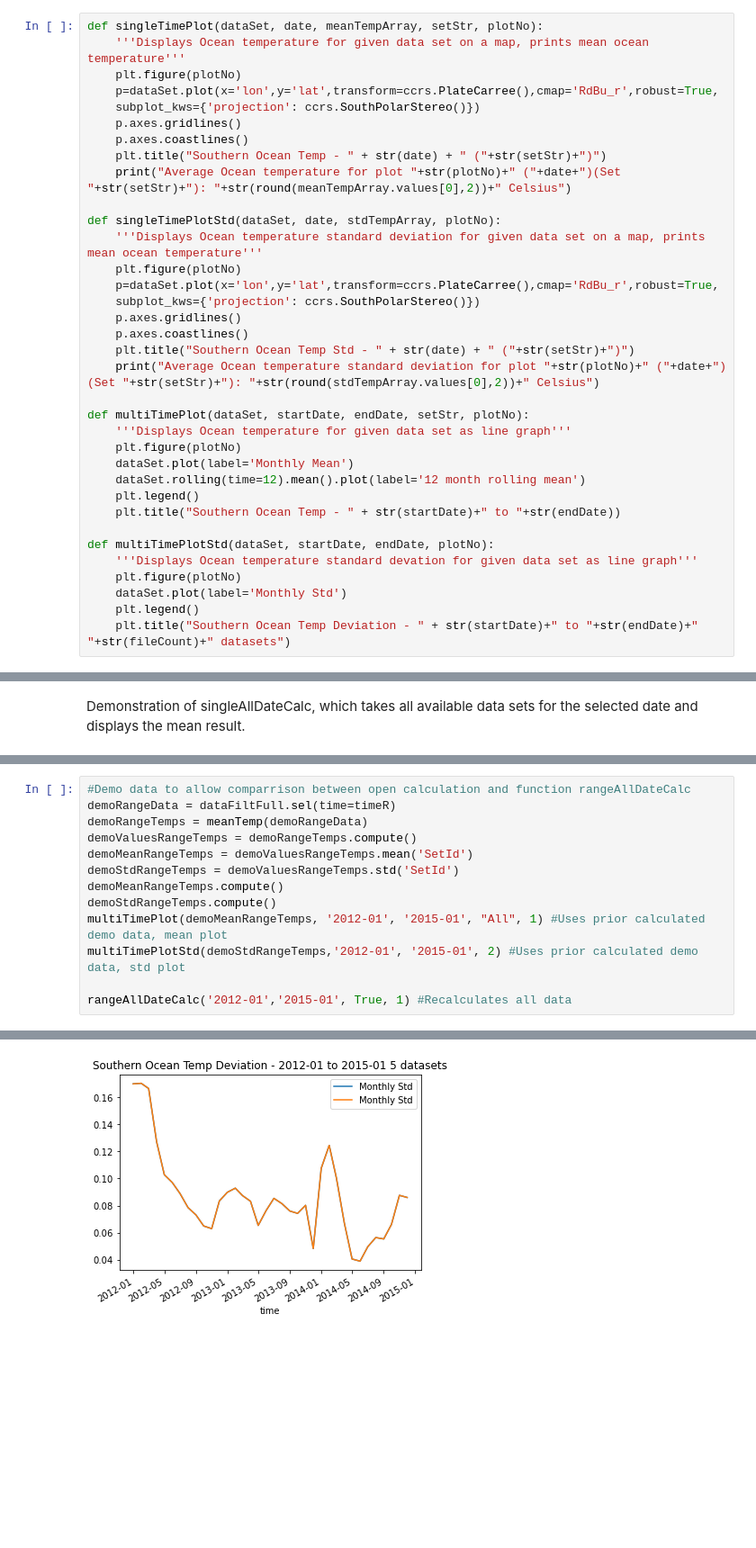
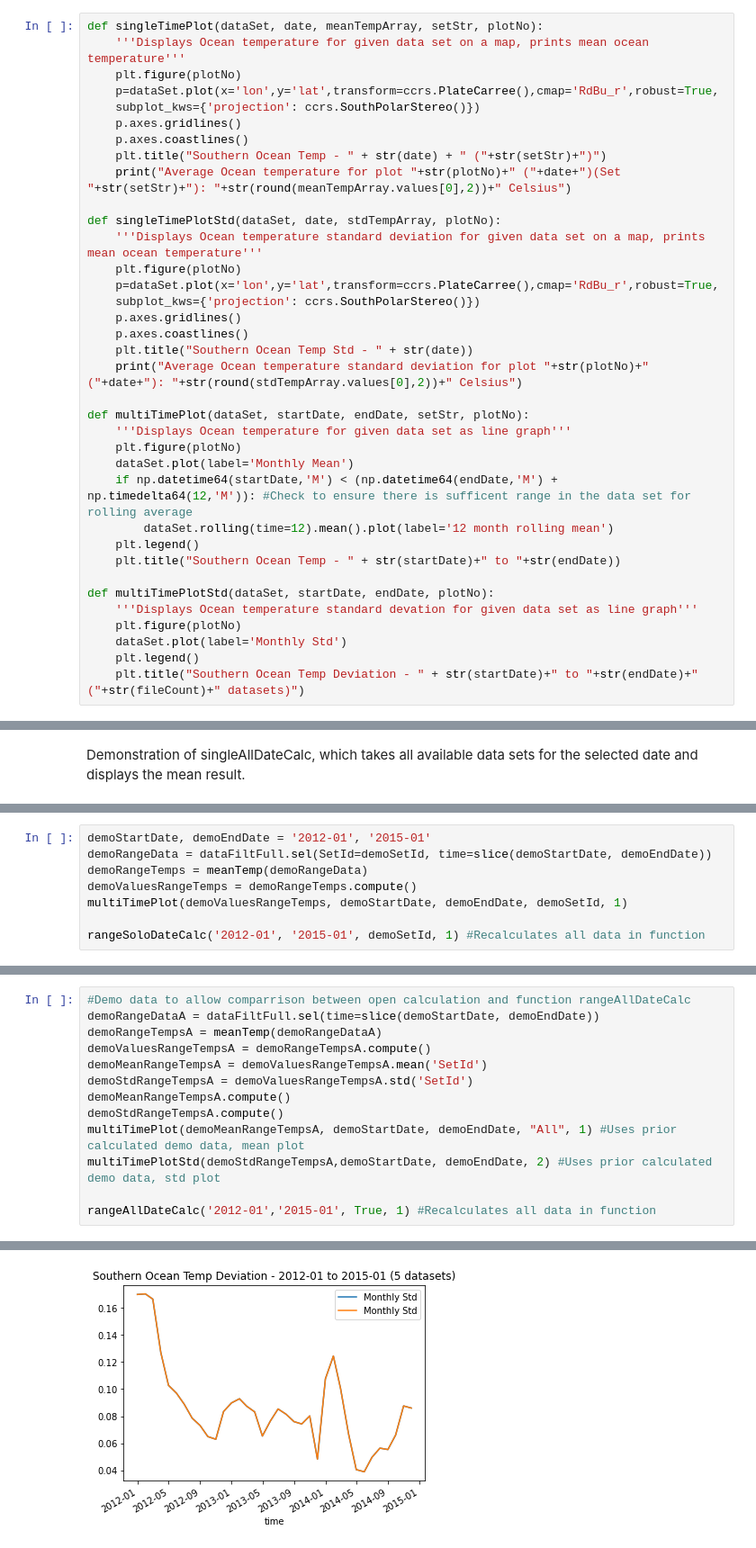
Before and after one commit to el1247/BAS_AI4ER_SAM, a Jupyter notebook: notebooks/exploratory/1.3_el_ESM3Analysis.ipynb, the cells around one changed output, grey strips where cells are left out. Shown at 90% size. Cells and saved outputs as stored; diff of their text form; blank space fills up the shorter version.

Commit message:
Demo Improvements and time validation
Added more demonstrations of the functions to indicate accuracy.
Implemented time checks to ensure out of dataset time slices aren't requested

```diff
--- a/notebooks/exploratory/1.3_el_ESM3Analysis.ipynb
+++ b/notebooks/exploratory/1.3_el_ESM3Analysis.ipynb
@@ -214,14 +267,15 @@ def singleTimePlotStd(dataSet, date, stdTempArray, plotNo):
     subplot_kws={'projection': ccrs.SouthPolarStereo()})
     p.axes.gridlines()
     p.axes.coastlines()
-    plt.title("Southern Ocean Temp Std - " + str(date) + " ("+str(setStr)+")")
-    print("Average Ocean temperature standard deviation for plot "+str(plotNo)+" ("+date+")(Set "+str(setStr)+"): "+str(round(stdTempArray.values[0],2))+" Celsius")
+    plt.title("Southern Ocean Temp Std - " + str(date))
+    print("Average Ocean temperature standard deviation for plot "+str(plotNo)+" ("+date+"): "+str(round(stdTempArray.values[0],2))+" Celsius")
 
 def multiTimePlot(dataSet, startDate, endDate, setStr, plotNo):
     '''Displays Ocean temperature for given data set as line graph'''
     plt.figure(plotNo)
     dataSet.plot(label='Monthly Mean')
-    dataSet.rolling(time=12).mean().plot(label='12 month rolling mean')
+    if np.datetime64(startDate,'M') < (np.datetime64(endDate,'M') + np.timedelta64(12,'M')): #Check to ensure there is sufficent range in the data set for rolling average
+        dataSet.rolling(time=12).mean().plot(label='12 month rolling mean')
     plt.legend()
     plt.title("Southern Ocean Temp - " + str(startDate)+" to "+str(endDate))
 
@@ -230,7 +284,7 @@ def multiTimePlotStd(dataSet, startDate, endDate, plotNo):
     plt.figure(plotNo)
     dataSet.plot(label='Monthly Std')
     plt.legend()
-    plt.title("Southern Ocean Temp Deviation - " + str(startDate)+" to "+str(endDate)+" "+str(fileCount)+" datasets")
+    plt.title("Southern Ocean Temp Deviation - " + str(startDate)+" to "+str(endDate)+" ("+str(fileCount)+" datasets)")
 # %% [markdown]
 Demonstration data selection and Rectangular Plot
 # %%
@@ -268,0 +340,8 @@ rangeSoloDateCalc('2012-01', '2015-01', 0, 2) #Calculates data in function
+# %%
+demoStartDate, demoEndDate = '2012-01', '2015-01'
+demoRangeData = dataFiltFull.sel(SetId=demoSetId, time=slice(demoStartDate, demoEndDate))
+demoRangeTemps = meanTemp(demoRangeData)
+demoValuesRangeTemps = demoRangeTemps.compute()
+multiTimePlot(demoValuesRangeTemps, demoStartDate, demoEndDate, demoSetId, 1)
+
+rangeSoloDateCalc('2012-01', '2015-01', demoSetId, 1) #Recalculates all data in function
@@ -271,16 +352,16 @@ Demonstration of rangeAllDateCalc with a comparrison to manual calculation. The
 # %%
 #Demo data to allow comparrison between open calculation and function rangeAllDateCalc
-demoRangeData = dataFiltFull.sel(time=timeR)
-demoRangeTemps = meanTemp(demoRangeData)
-demoValuesRangeTemps = demoRangeTemps.compute()
-demoMeanRangeTemps = demoValuesRangeTemps.mean('SetId')
-demoStdRangeTemps = demoValuesRangeTemps.std('SetId')
-demoMeanRangeTemps.compute()
-demoStdRangeTemps.compute()
-multiTimePlot(demoMeanRangeTemps, '2012-01', '2015-01', "All", 1) #Uses prior calculated demo data, mean plot
-multiTimePlotStd(demoStdRangeTemps,'2012-01', '2015-01', 2) #Uses prior calculated demo data, std plot
+demoRangeDataA = dataFiltFull.sel(time=slice(demoStartDate, demoEndDate))
+demoRangeTempsA = meanTemp(demoRangeDataA)
+demoValuesRangeTempsA = demoRangeTempsA.compute()
+demoMeanRangeTempsA = demoValuesRangeTempsA.mean('SetId')
+demoStdRangeTempsA = demoValuesRangeTempsA.std('SetId')
+demoMeanRangeTempsA.compute()
+demoStdRangeTempsA.compute()
+multiTimePlot(demoMeanRangeTempsA, demoStartDate, demoEndDate, "All", 1) #Uses prior calculated demo data, mean plot
+multiTimePlotStd(demoStdRangeTempsA,demoStartDate, demoEndDate, 2) #Uses prior calculated demo data, std plot
 
-rangeAllDateCalc('2012-01','2015-01', True, 1) #Recalculates all data
+rangeAllDateCalc('2012-01','2015-01', True, 1) #Recalculates all data in function
 # %% [output]
 [figure]
-[figure, old version]
+[figure, new version]
```
Also changed, not shown: parts of 18 cells of this notebook.
